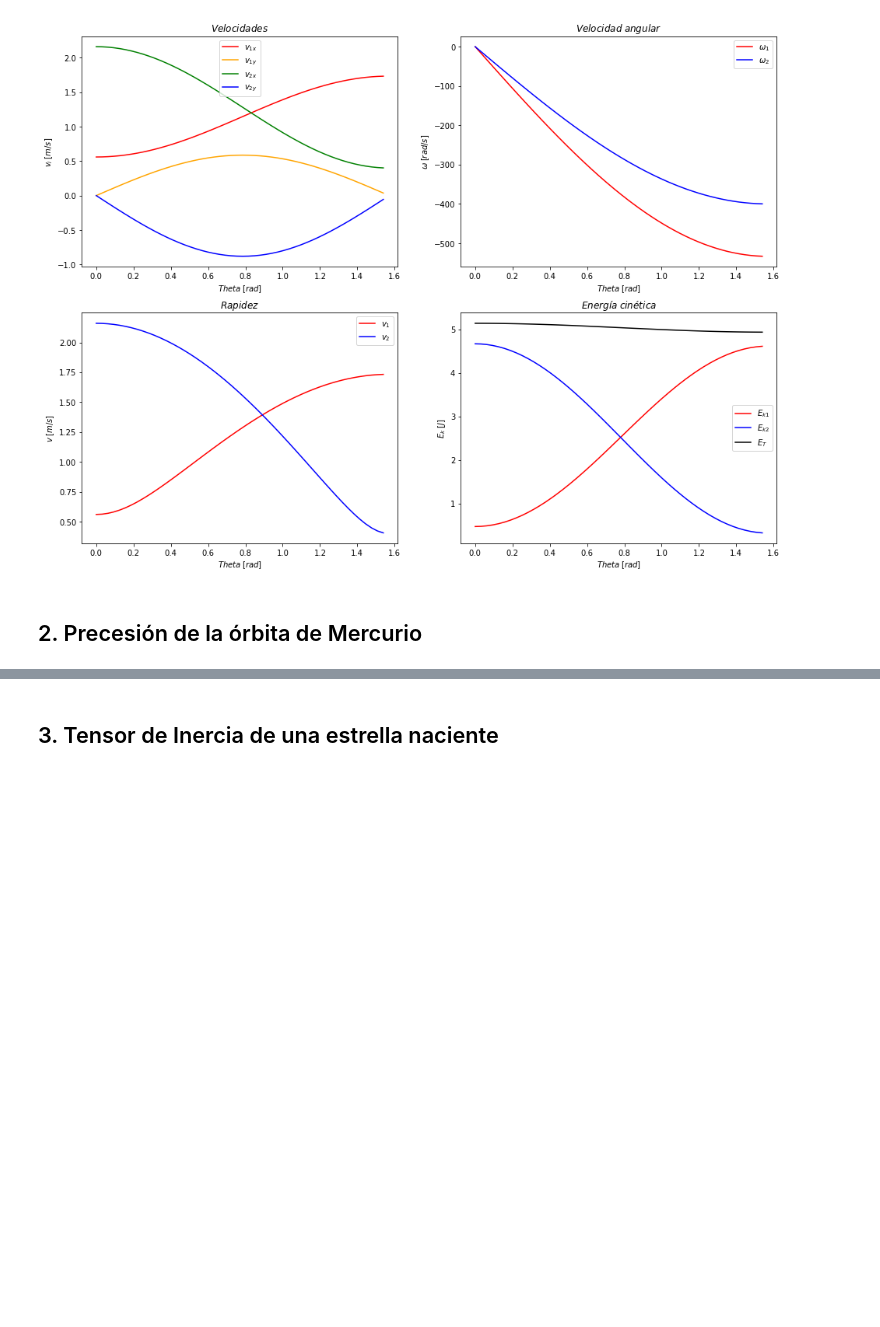
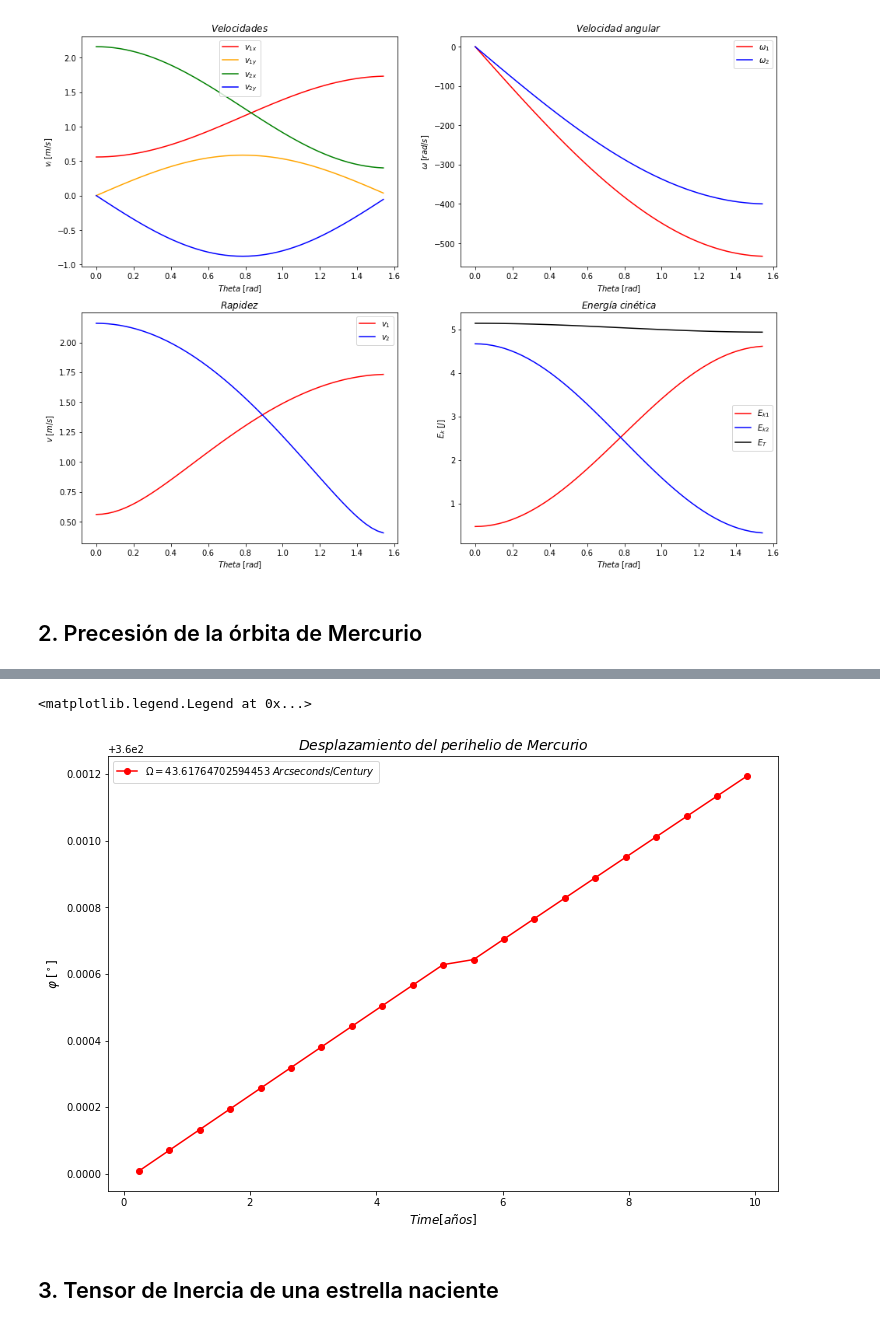
Before and after one commit to PachoDp13/Metodos_Computacionales, a Jupyter notebook: Talleres/Taller 3/Taller 3.ipynb, the cells around one changed output, grey strips where cells are left out. Drawn from its saved outputs; the diff is of its cells as text; code cells hidden in the pictures; blank space fills up the shorter version.

```diff
--- a/Talleres/Taller 3/Taller 3.ipynb
+++ b/Talleres/Taller 3/Taller 3.ipynb
@@ -121,23 +119,22 @@ OSError: Orbitas/data/Perihelio.dat not found.
 # %%
 # Realizamos un ajuste lineal para encontrar el valor del ángulo de precesión y graficamos
 
 def f(x, m,b ):
     return m*x +b
 
 popt, pcov = curve_fit(f, Data[:,0]*2, Data[:,2]*2)
-omega = np.around(popt[0]*(3600)*(100), 6)
-
-t = np.linspace(0, float(np.amax(Data[:,0]*2)), 200)
-y = f(t, popt[0], popt[1])
+omega = popt[0]*(3600)*(100)
 
 fig = plt.figure(figsize =  (12, 8))
 ax = plt.axes()
 ax.set_xlabel(r"$Time [años]$", size = 12)
-ax.set_ylabel(r"$\Delta \; \theta \; [^\circ]$", size = 12)
-ax.set_title("Desplazamiento del perihelio", size = 14)
-plt.scatter(Data[:,0]*2, Data[:,2]*2, color = 'r', label = r"$Datos$")
-plt.plot(t,y, color = 'k', label=r"$\Omega ="+str(omega)+" \; Arcseconds / Century$")
+ax.set_ylabel(r"$\varphi \; [^\circ]$", size = 12)
+ax.set_title("$Desplazamiento \; del  \; perihelio \; de \; Mercurio$", size = 14)
+plt.plot(Data[:,0]*2, Data[:,2]*2, 'o-', color = 'r', label =r"$\Omega ="+str(omega)+" \; Arcseconds / Century$")
 plt.legend(loc = 'best')
+# %% [output]
+<matplotlib.legend.Legend at 0x...>
+[figure, added]
 # %% [markdown]
 ## 3. Tensor de Inercia de una estrella naciente
 # %% [markdown]
```
Also changed, not shown: parts of 4 cells of this notebook.
